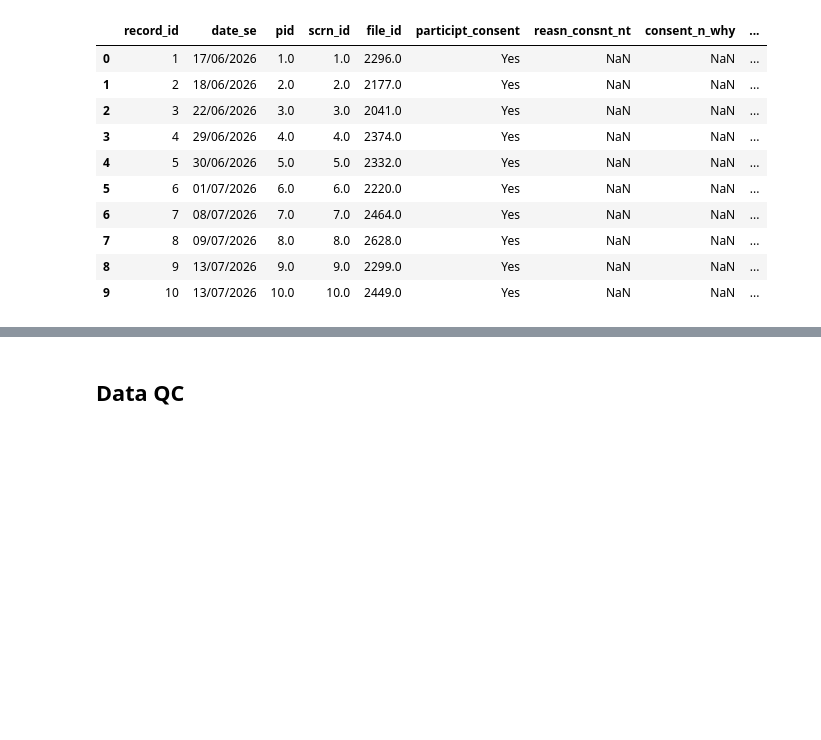
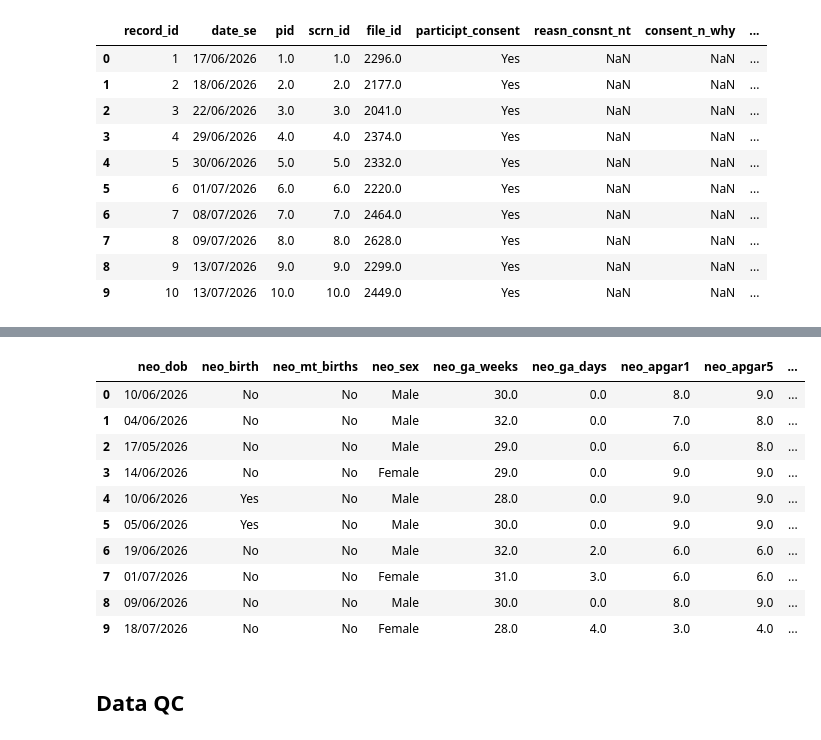
Before and after one commit to herbiekaps/NoteBooks, a Jupyter notebook: Caffein_Citrate_monitoring_report .ipynb, the cells around one changed output, grey strips where cells are left out. Cells and saved outputs as stored; diff of their text form; code cells hidden in the pictures; blank space fills up the shorter version.

```diff
--- a/Caffein_Citrate_monitoring_report .ipynb
+++ b/Caffein_Citrate_monitoring_report .ipynb
@@ -399,8 +450,3 @@ df_wide[marternal_dem_cols]
 | 62 | 22.0 | 3.0 | 1.0 | Married | No education | ... |
 | 63 | 24.0 | 1.0 | 1.0 | Married | Completed secondary school education | ... |
 | 64 | 31.0 | 2.0 | 2.0 | Married | Completed primary school education | ... |
-# %%
-df_wide["neo_age_days"] = (
-    pd.to_datetime(df_wide["neo_en_date"], format="%d/%m/%Y", errors="coerce")
-    - pd.to_datetime(df_wide["neo_dob"], format="%d/%m/%Y", errors="coerce")
-).dt.days
@@ -427,3 +453,17 @@ df_wide[Neonatal_dem_cols+neonatal_enrollment_cols+["neo_age_days"]]
+# %%
+df_wide[Neonatal_dem_cols+neonatal_enrollment_cols].head(10)
+# %% [output]
+|  | neo_dob | neo_birth | neo_mt_births | neo_sex | neo_ga_weeks | neo_ga_days | neo_apgar1 | neo_apgar5 | ... |
+| 0 | 10/06/2026 | No | No | Male | 30.0 | 0.0 | 8.0 | 9.0 | ... |
+| 1 | 04/06/2026 | No | No | Male | 32.0 | 0.0 | 7.0 | 8.0 | ... |
+| 2 | 17/05/2026 | No | No | Male | 29.0 | 0.0 | 6.0 | 8.0 | ... |
+| 3 | 14/06/2026 | No | No | Female | 29.0 | 0.0 | 9.0 | 9.0 | ... |
+| 4 | 10/06/2026 | Yes | No | Male | 28.0 | 0.0 | 9.0 | 9.0 | ... |
+| 5 | 05/06/2026 | Yes | No | Male | 30.0 | 0.0 | 9.0 | 9.0 | ... |
+| 6 | 19/06/2026 | No | No | Male | 32.0 | 2.0 | 6.0 | 6.0 | ... |
+| 7 | 01/07/2026 | No | No | Female | 31.0 | 3.0 | 6.0 | 6.0 | ... |
+| 8 | 09/06/2026 | No | No | Male | 30.0 | 0.0 | 8.0 | 9.0 | ... |
+| 9 | 18/07/2026 | No | No | Female | 28.0 | 4.0 | 3.0 | 4.0 | ... |
 # %% [markdown]
 ## Data QC
 # %%
```
Also changed, not shown: parts of 9 cells of this notebook.
